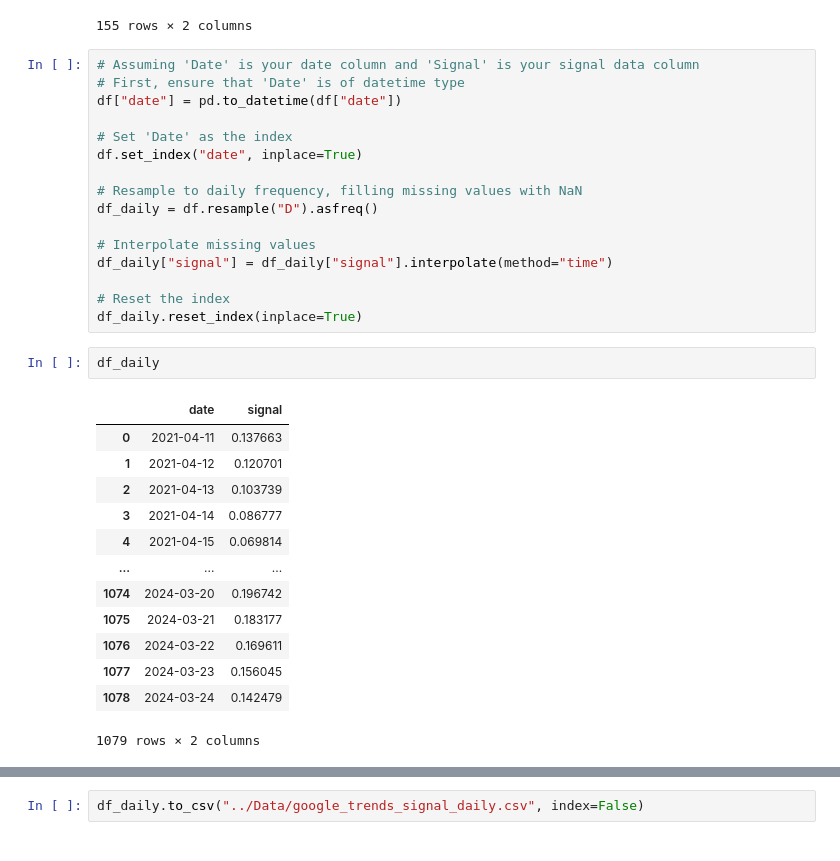
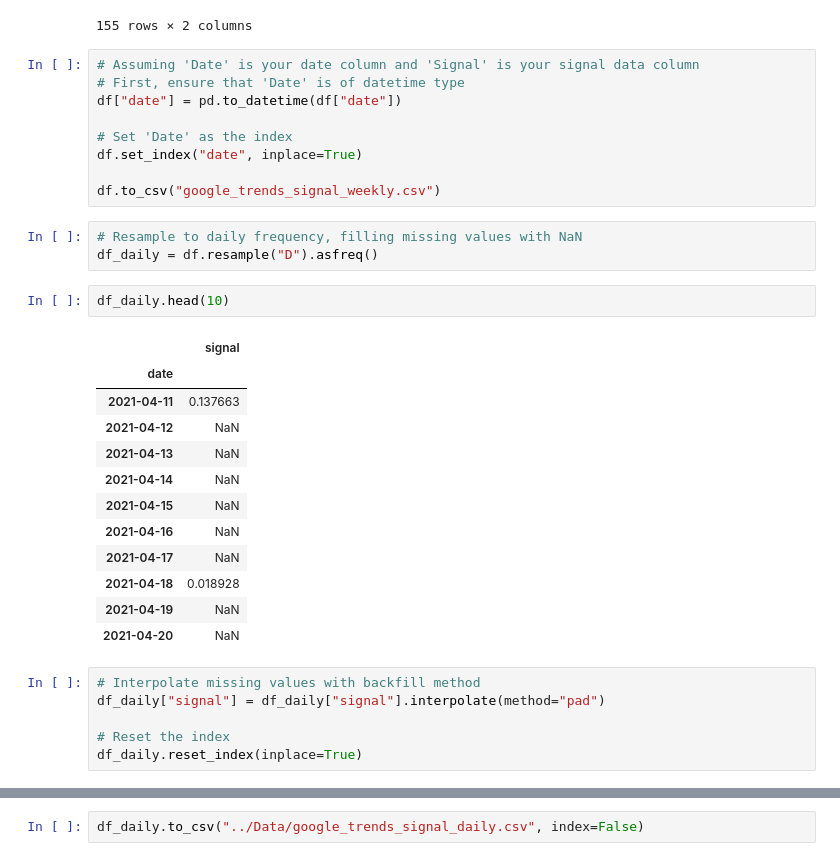
Before and after one commit to nogibjj/Flamingo-ML, a Jupyter notebook: google_search/google_search.ipynb, the cells around one changed output, grey strips where cells are left out. Saved outputs shown, nothing was run; the diff lists cells and outputs as text.

```diff
--- a/google_search/google_search.ipynb
+++ b/google_search/google_search.ipynb
@@ -215,27 +215,28 @@ df["date"] = pd.to_datetime(df["date"])
 # Set 'Date' as the index
 df.set_index("date", inplace=True)
 
-# Resample to daily frequency, filling missing values with NaN
-df_daily = df.resample("D").asfreq()
-
-# Interpolate missing values
-df_daily["signal"] = df_daily["signal"].interpolate(method="time")
-
-# Reset the index
-df_daily.reset_index(inplace=True)
+df.to_csv("google_trends_signal_weekly.csv")
+# %%
+# Resample to daily frequency, filling missing values with NaN
+df_daily = df.resample("D").asfreq()
 # %%
-df_daily
+df_daily.head(10)
 # %% [output]
-|  | date | signal |
-| 0 | 2021-04-11 | 0.137663 |
-| 1 | 2021-04-12 | 0.120701 |
-| 2 | 2021-04-13 | 0.103739 |
-| 3 | 2021-04-14 | 0.086777 |
-| 4 | 2021-04-15 | 0.069814 |
-| ... | ... | ... |
-| 1074 | 2024-03-20 | 0.196742 |
-| 1075 | 2024-03-21 | 0.183177 |
-| 1076 | 2024-03-22 | 0.169611 |
-| 1077 | 2024-03-23 | 0.156045 |
-| 1078 | 2024-03-24 | 0.142479 |
+|  | signal |
+| date |  |
+| 2021-04-11 | 0.137663 |
+| 2021-04-12 | NaN |
+| 2021-04-13 | NaN |
+| 2021-04-14 | NaN |
+| 2021-04-15 | NaN |
+| 2021-04-16 | NaN |
+| 2021-04-17 | NaN |
+| 2021-04-18 | 0.018928 |
+| 2021-04-19 | NaN |
+| 2021-04-20 | NaN |
-1079 rows × 2 columns
+# %%
+# Interpolate missing values with backfill method
+df_daily["signal"] = df_daily["signal"].interpolate(method="pad")
+
+# Reset the index
+df_daily.reset_index(inplace=True)
```
Also changed, not shown: parts of 3 cells of this notebook, 2 other files.
